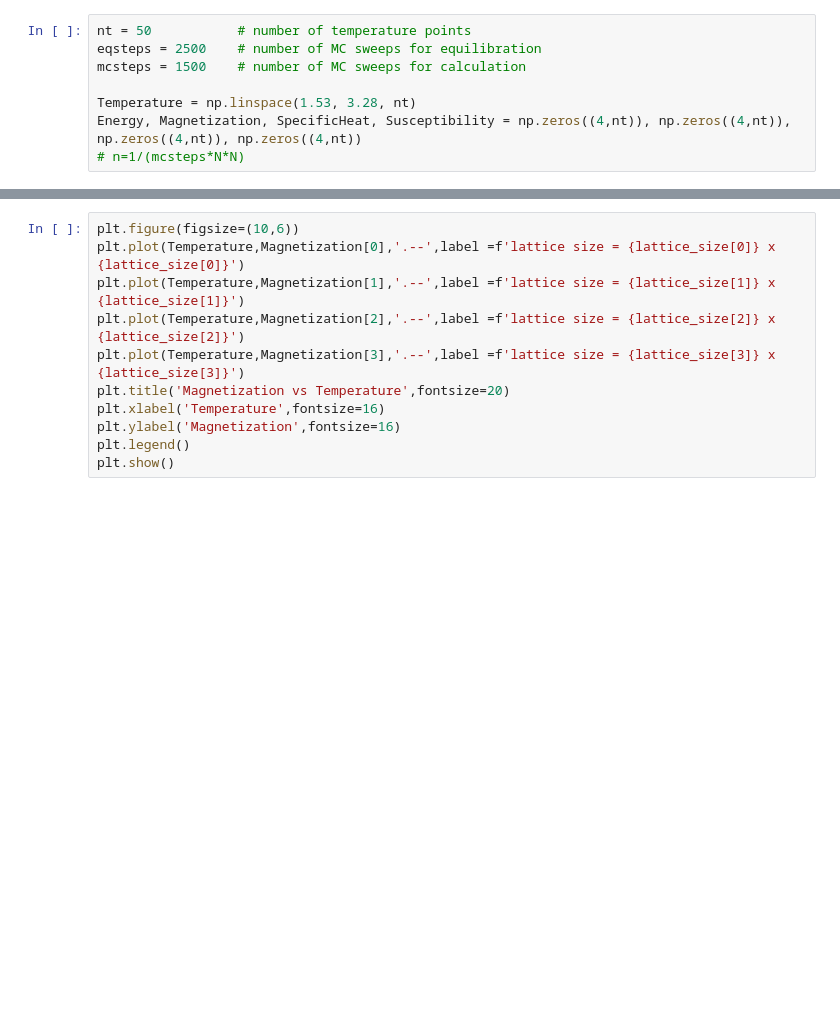
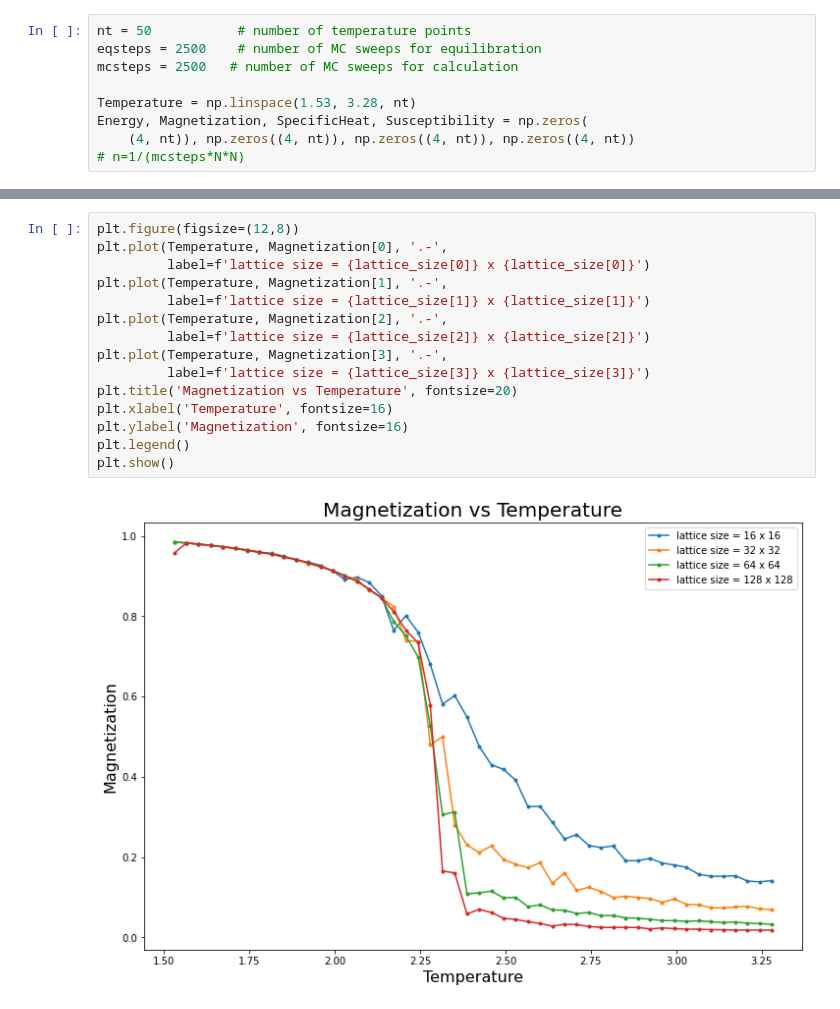
Before and after one commit to DUMUduwaka/Ising-Model, a Jupyter notebook: Ising_Model.ipynb, the cells around one changed output, grey strips where cells are left out. Saved outputs shown, nothing was run; the diff lists cells and outputs as text; blank space fills up the shorter version.

```diff
--- a/Ising_Model.ipynb
+++ b/Ising_Model.ipynb
@@ -38,10 +44,11 @@ plt.show()
 # %%
 nt = 50           # number of temperature points
 eqsteps = 2500    # number of MC sweeps for equilibration
-mcsteps = 1500    # number of MC sweeps for calculation
+mcsteps = 2500   # number of MC sweeps for calculation
 
 Temperature = np.linspace(1.53, 3.28, nt)
-Energy, Magnetization, SpecificHeat, Susceptibility = np.zeros((4,nt)), np.zeros((4,nt)), np.zeros((4,nt)), np.zeros((4,nt))
+Energy, Magnetization, SpecificHeat, Susceptibility = np.zeros(
+    (4, nt)), np.zeros((4, nt)), np.zeros((4, nt)), np.zeros((4, nt))
 # n=1/(mcsteps*N*N)
 # %%
 @jit(nopython=True)
@@ -110,12 +118,18 @@ KeyboardInterrupt: ignored
 # %%
-plt.figure(figsize=(10,6))
-plt.plot(Temperature,Magnetization[0],'.--',label =f'lattice size = {lattice_size[0]} x {lattice_size[0]}')
-plt.plot(Temperature,Magnetization[1],'.--',label =f'lattice size = {lattice_size[1]} x {lattice_size[1]}')
-plt.plot(Temperature,Magnetization[2],'.--',label =f'lattice size = {lattice_size[2]} x {lattice_size[2]}')
-plt.plot(Temperature,Magnetization[3],'.--',label =f'lattice size = {lattice_size[3]} x {lattice_size[3]}')
-plt.title('Magnetization vs Temperature',fontsize=20)
-plt.xlabel('Temperature',fontsize=16)
-plt.ylabel('Magnetization',fontsize=16)
+plt.figure(figsize=(12,8))
+plt.plot(Temperature, Magnetization[0], '.-',
+         label=f'lattice size = {lattice_size[0]} x {lattice_size[0]}')
+plt.plot(Temperature, Magnetization[1], '.-',
+         label=f'lattice size = {lattice_size[1]} x {lattice_size[1]}')
+plt.plot(Temperature, Magnetization[2], '.-',
+         label=f'lattice size = {lattice_size[2]} x {lattice_size[2]}')
+plt.plot(Temperature, Magnetization[3], '.-',
+         label=f'lattice size = {lattice_size[3]} x {lattice_size[3]}')
+plt.title('Magnetization vs Temperature', fontsize=20)
+plt.xlabel('Temperature', fontsize=16)
+plt.ylabel('Magnetization', fontsize=16)
 plt.legend()
 plt.show()
+# %% [output]
+[figure, added]
 # %%
```
Also changed, not shown: parts of 10 cells of this notebook.
